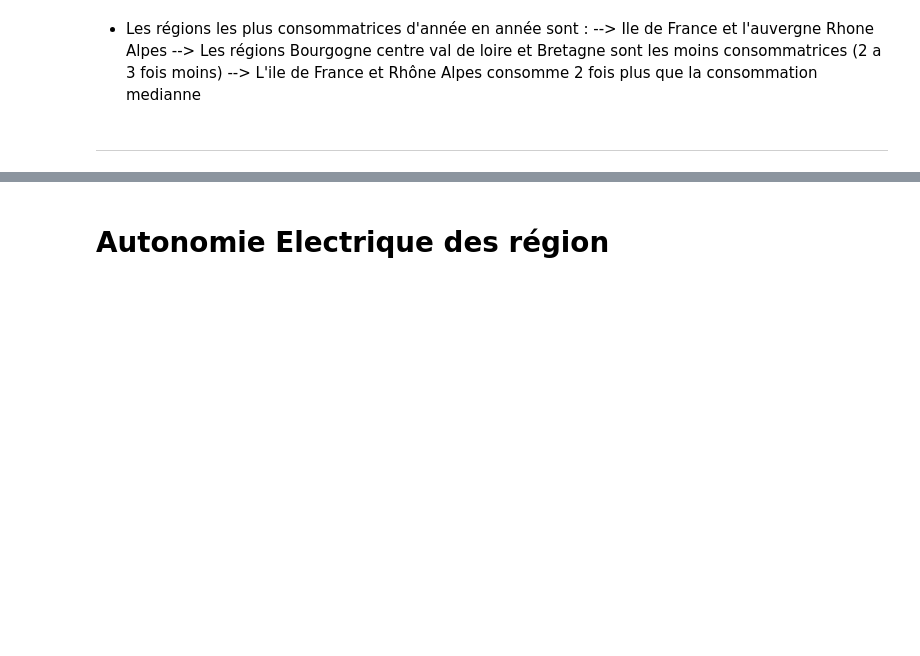
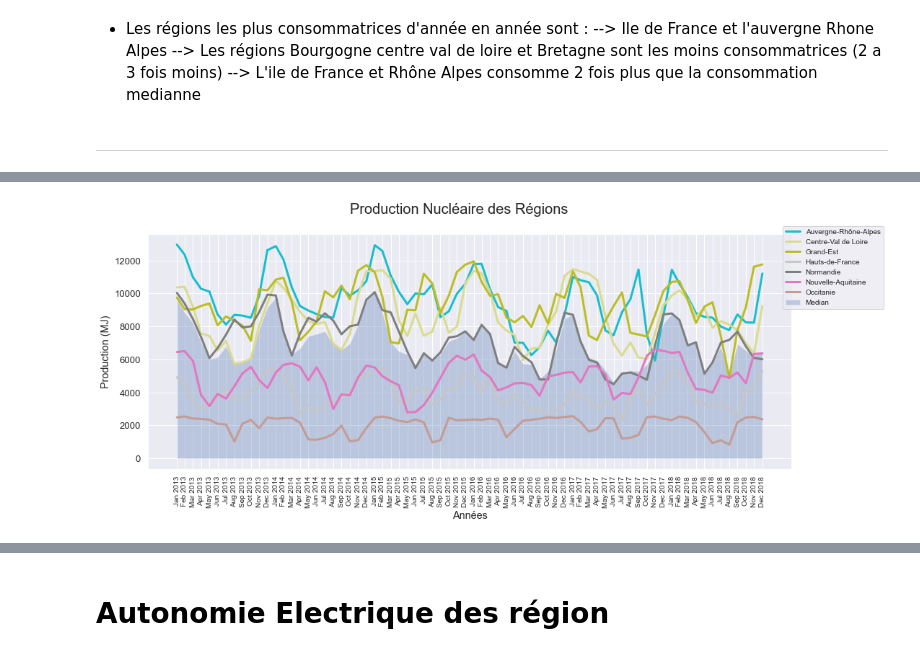
Before and after one commit to ManuLabricole/CDN-Statistique, a Jupyter notebook: Notebooks/Energy_Study.ipynb, the cells around one changed output, grey strips where cells are left out. Saved outputs shown, nothing was run; the diff lists cells and outputs as text; code cells hidden in the pictures; blank space fills up the shorter version.

```diff
--- a/Notebooks/Energy_Study.ipynb
+++ b/Notebooks/Energy_Study.ipynb
@@ -952,0 +951,6 @@ See the caveats in the documentation: https://pandas.pydata.org/pandas-docs/stab
+# %%
+for col in df_reg_stack["Nucléaire"].columns:
+    info = df_reg_stack["Nucléaire"][col].value_counts()
+    nan = df_reg_stack["Nucléaire"][col].isna().value_counts()
+    print(nan)
+df_reg_stack.shape
@@ -952,0 +976,2 @@ See the caveats in the documentation: https://pandas.pydata.org/pandas-docs/stab
+# %%
+colToDrop = ["Pays-de-la-Loire", "PACA", "Bourgogne-Franche-Comté", "Ile-de-France", "Bretagne"]
@@ -952,0 +986,39 @@ See the caveats in the documentation: https://pandas.pydata.org/pandas-docs/stab
+# %%
+fig, ax = plt.subplots(nrows=1, ncols=1, figsize=(16, 6))
+fig.suptitle("Production Nucléaire des Régions", fontsize=20)
+fig.subplots_adjust(hspace=0.5)
+
+data = df_reg_stack["Nucléaire"].drop(columns=colToDrop).dropna().astype(float)
+
+# plot a stacked bar plot for each region on the secondary axis
+data["Median"] = data.median(axis=1)
+for i, col in enumerate(data.columns):
+    # plot a line curve for the column
+    if col != "Median":
+        sns.lineplot(
+            ax=ax,
+            x=df_month.index,
+            y=col,
+            data=data.resample("M").mean(),
+            label=col,
+            color=colors[i],
+            linewidth=3,
+        )
+    else:
+        ax.fill_between(data.resample("M").mean().index, data.resample("M").mean()["Median"], alpha=0.3, label="Median")
+
+
+
+ax.set_xlabel('Années')
+ax.set_ylabel('Production (MJ)')
+
+ax.set_xticks(data.resample("M").mean().index)  # Set ticks every 2 units
+ax.set_xticklabels(data.resample("M").mean().index.strftime('%b %Y'), rotation=90, fontsize=10)  # Set tic
+
+
+# display the legend
+ax.legend(bbox_to_anchor=(0.98, 1.05), loc=2, borderaxespad=0.5, fontsize=10)
+# display the plot
+plt.show()
+# %% [output]
+[figure, added]
```
Also changed, not shown: parts of 75 cells of this notebook.
